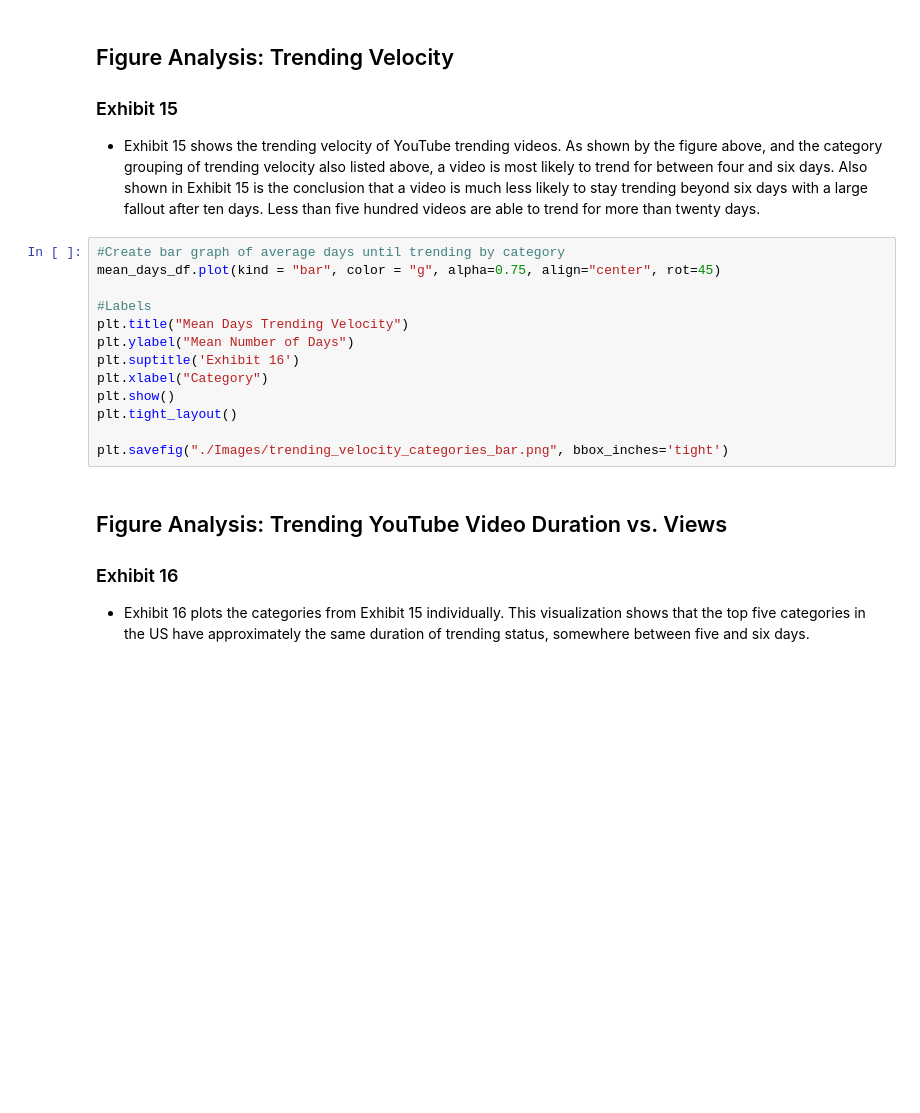
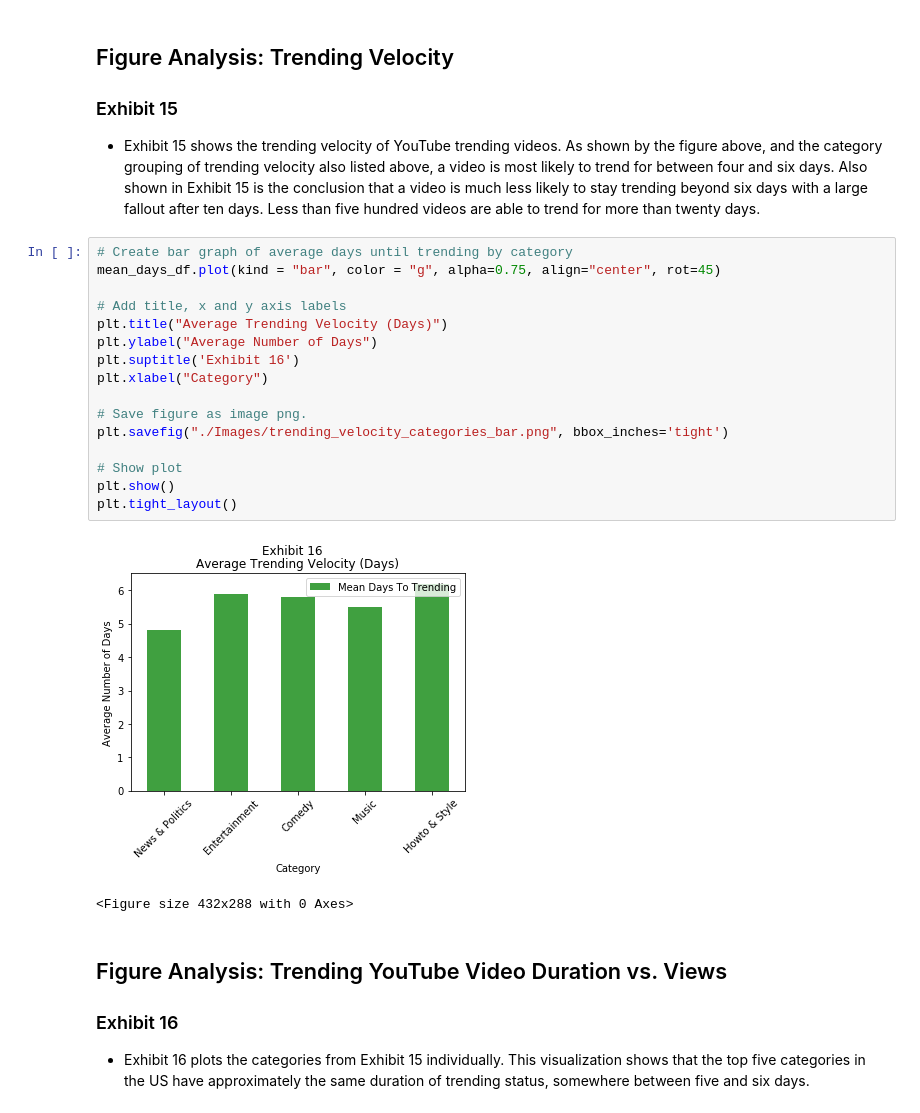
Before and after one commit to philipstubbs13/team_hopper, a Jupyter notebook: youtube_trends.ipynb, the cells around one changed output. Drawn from its saved outputs; the diff is of its cells as text; blank space fills up the shorter version.

```diff
--- a/youtube_trends.ipynb
+++ b/youtube_trends.ipynb
@@ -1381,18 +1564,24 @@ mean_days_df
 
 * Exhibit 15 shows the trending velocity of YouTube trending videos. As shown by the figure above, and the category grouping of trending velocity also listed above, a video is most likely to trend for between four and six days. Also shown in Exhibit 15 is the conclusion that a video is much less likely to stay trending beyond six days with a large fallout after ten days. Less than five hundred videos are able to trend for more than twenty days.
 # %%
-#Create bar graph of average days until trending by category
+# Create bar graph of average days until trending by category
 mean_days_df.plot(kind = "bar", color = "g", alpha=0.75, align="center", rot=45)
 
-#Labels
-plt.title("Mean Days Trending Velocity")
-plt.ylabel("Mean Number of Days")
+# Add title, x and y axis labels
+plt.title("Average Trending Velocity (Days)")
+plt.ylabel("Average Number of Days")
 plt.suptitle('Exhibit 16')
 plt.xlabel("Category")
+
+# Save figure as image png.
+plt.savefig("./Images/trending_velocity_categories_bar.png", bbox_inches='tight')
+
+# Show plot
 plt.show()
 plt.tight_layout()
-
-plt.savefig("./Images/trending_velocity_categories_bar.png", bbox_inches='tight')
+# %% [output]
+[figure, added]
+<Figure size 432x288 with 0 Axes>
 # %% [markdown]
 ## Figure Analysis: Trending YouTube Video Duration vs. Views
 ### Exhibit 16
```
Also changed, not shown: parts of 36 cells of this notebook, 17 other files.
